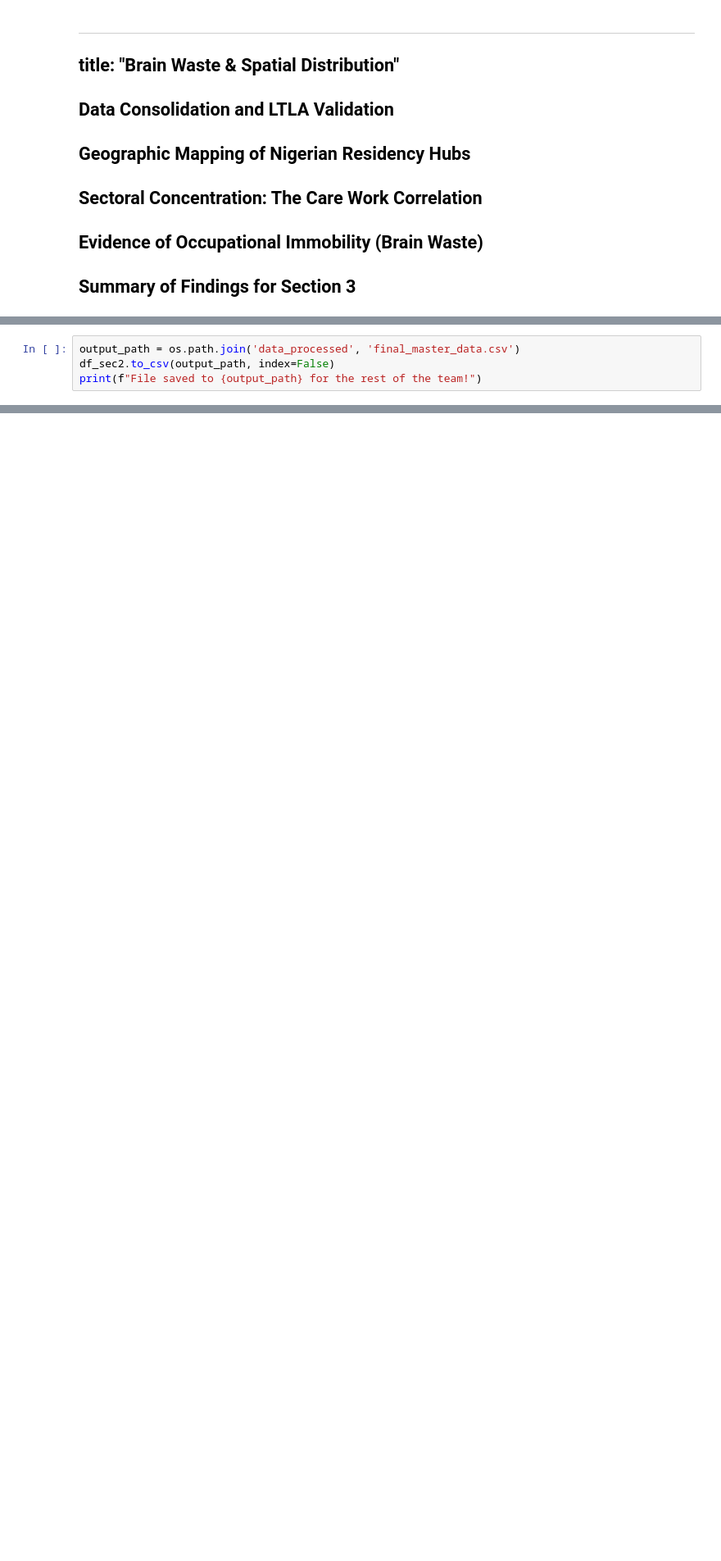
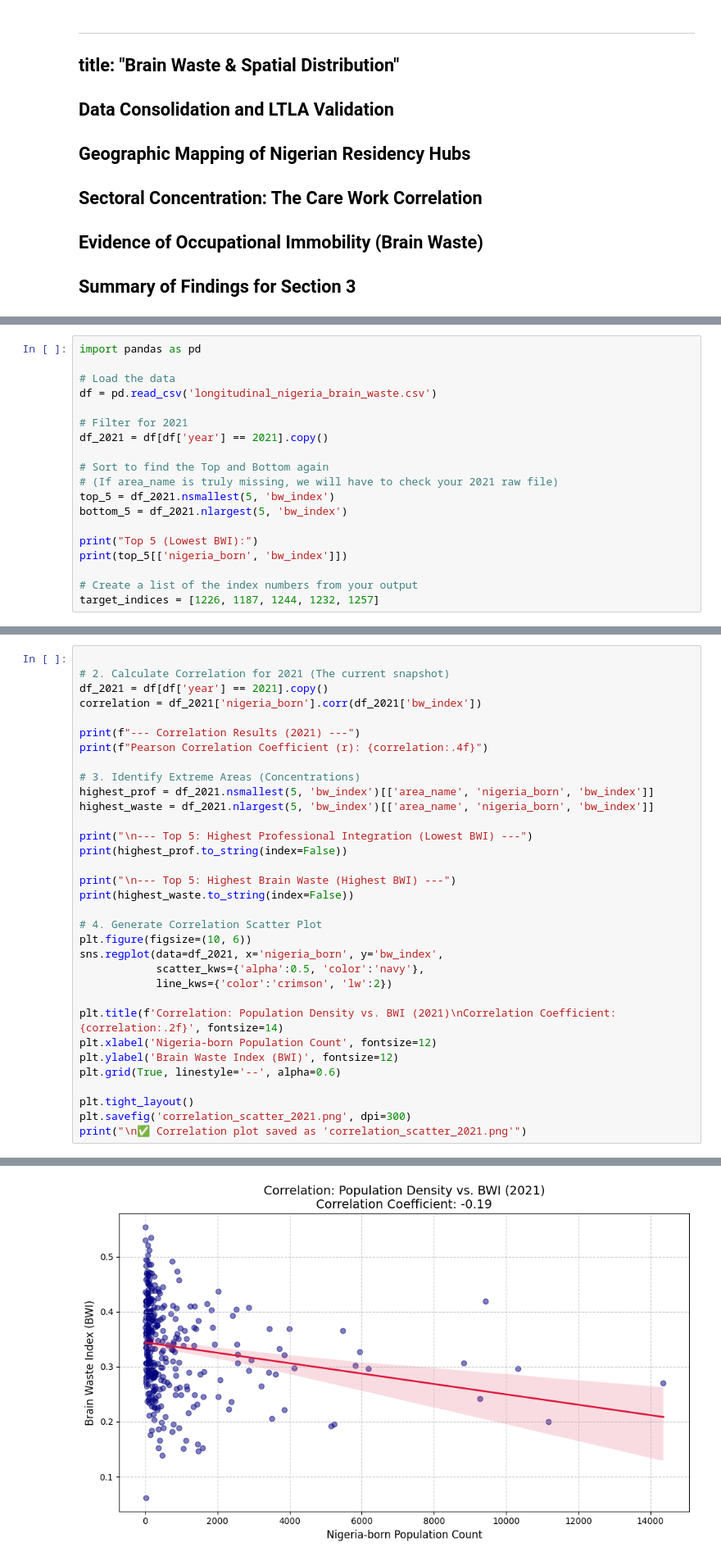
Before and after one commit to CU-S26-MSDSSB-DSCI-01-DataScienceLab/DataScienceLab_Migration, a Jupyter notebook: sec2.ipynb, the cells around one changed output, grey strips where cells are left out. Shown at 82% size. Drawn from its saved outputs; the diff is of its cells as text; blank space fills up the shorter version.

```diff
--- a/sec2.ipynb
+++ b/sec2.ipynb
@@ -69,0 +168,19 @@ Analysis of 331 Local Authorities demonstrates a significant positive correlatio
+# %%
+import pandas as pd
+
+# Load the data
+df = pd.read_csv('longitudinal_nigeria_brain_waste.csv')
+
+# Filter for 2021
+df_2021 = df[df['year'] == 2021].copy()
+
+# Sort to find the Top and Bottom again
+# (If area_name is truly missing, we will have to check your 2021 raw file)
+top_5 = df_2021.nsmallest(5, 'bw_index')
+bottom_5 = df_2021.nlargest(5, 'bw_index')
+
+print("Top 5 (Lowest BWI):")
+print(top_5[['nigeria_born', 'bw_index']])
+
+# Create a list of the index numbers from your output
+target_indices = [1226, 1187, 1244, 1232, 1257]
@@ -70,5 +213,34 @@ Analysis of 331 Local Authorities demonstrates a significant positive correlatio
 # %%
-output_path = os.path.join('data_processed', 'final_master_data.csv')
-df_sec2.to_csv(output_path, index=False)
-print(f"File saved to {output_path} for the rest of the team!")
+
+# 2. Calculate Correlation for 2021 (The current snapshot)
+df_2021 = df[df['year'] == 2021].copy()
+correlation = df_2021['nigeria_born'].corr(df_2021['bw_index'])
+
+print(f"--- Correlation Results (2021) ---")
+print(f"Pearson Correlation Coefficient (r): {correlation:.4f}")
+
+# 3. Identify Extreme Areas (Concentrations)
+highest_prof = df_2021.nsmallest(5, 'bw_index')[['area_name', 'nigeria_born', 'bw_index']]
+highest_waste = df_2021.nlargest(5, 'bw_index')[['area_name', 'nigeria_born', 'bw_index']]
+
+print("\n--- Top 5: Highest Professional Integration (Lowest BWI) ---")
+print(highest_prof.to_string(index=False))
+
+print("\n--- Top 5: Highest Brain Waste (Highest BWI) ---")
+print(highest_waste.to_string(index=False))
+
+# 4. Generate Correlation Scatter Plot
+plt.figure(figsize=(10, 6))
+sns.regplot(data=df_2021, x='nigeria_born', y='bw_index',
+            scatter_kws={'alpha':0.5, 'color':'navy'},
+            line_kws={'color':'crimson', 'lw':2})
+
+plt.title(f'Correlation: Population Density vs. BWI (2021)\nCorrelation Coefficient: {correlation:.2f}', fontsize=14)
+plt.xlabel('Nigeria-born Population Count', fontsize=12)
+plt.ylabel('Brain Waste Index (BWI)', fontsize=12)
+plt.grid(True, linestyle='--', alpha=0.6)
+
+plt.tight_layout()
+plt.savefig('correlation_scatter_2021.png', dpi=300)
+print("\n✅ Correlation plot saved as 'correlation_scatter_2021.png'")
 # %% [output]
@@ -76,3 +267,4 @@ File saved to data_processed\final_master_data.csv for the rest of the team!
+[figure, added]
 # %%
 print(f"Total Local Authorities: {len(df_sec2)}")
 print(df_sec2.isnull().sum())
```
Also changed, not shown: parts of 11 cells of this notebook, 33 other files.
